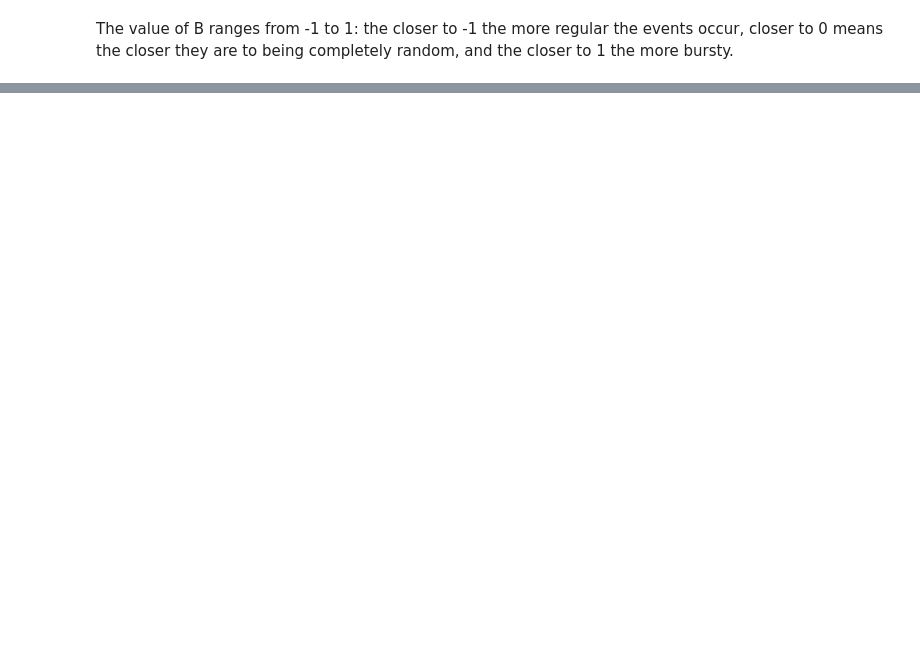
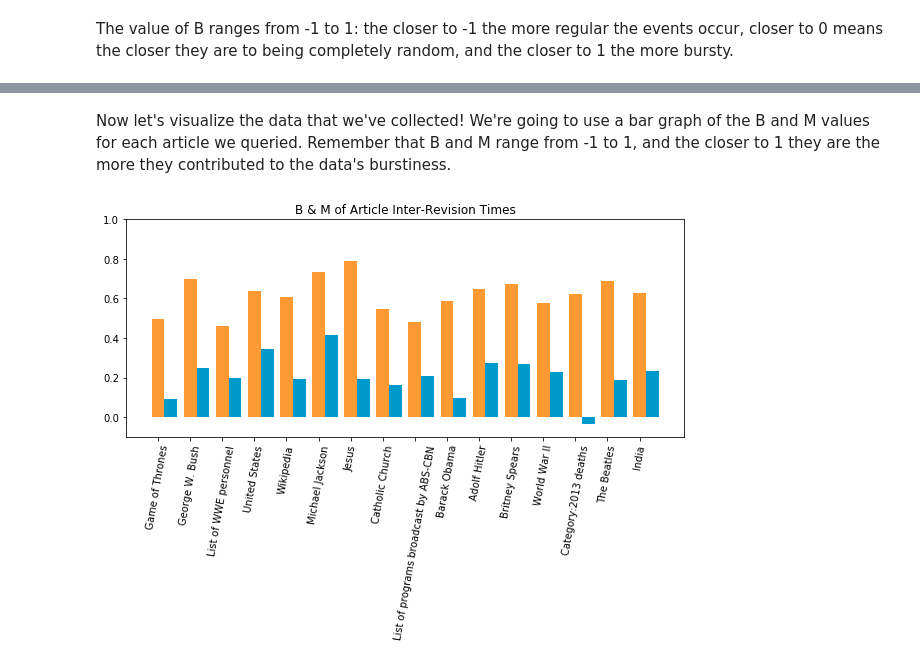
Before and after one commit to cbouwense/Wikipedia-Research, a Jupyter notebook: Notebooks/Revsion Burstiness.ipynb, the cells around one changed output, grey strips where cells are left out. Saved outputs shown, nothing was run; the diff lists cells and outputs as text; code cells hidden in the pictures; blank space fills up the shorter version.

Commit message:
Almost done with B and M analysis notebook. Should rerun code to make sure it's all good, and maybe some conclusion at after the graph.

```diff
--- a/Notebooks/Revsion Burstiness.ipynb
+++ b/Notebooks/Revsion Burstiness.ipynb
@@ -186,0 +170,23 @@ M = 0.100900969388
+# %%
+articles = [
+'George W. Bush',
+'List of WWE personnel',
+'United States',
+'Wikipedia',
+'Michael Jackson',
+'Jesus',
+'Catholic Church',
+'List of programs broadcast by ABS-CBN',
+'Donald Trump',
+'Barack Obama',
+'Adolf Hitler',
+'Britney Spears',
+'World War II',
+'The Beatles',
+'India'
+]
+# %%
+print ("Getting data for 15 articles.")
+print ("This may take a while!")
+for article in articles:
+    get_revisions(article)
@@ -186,0 +211,25 @@ M = 0.100900969388
+# %% [markdown]
+Now let's visualize the data that we've collected! We're going to use a bar graph of the B and M values for each article we queried. Remember that B and M range from -1 to 1, and the closer to 1 they are the more they contributed to the data's burstiness.
+# %%
+ind = np.arange(len(article_data.keys()))
+B_vals = []
+M_vals = []
+for article in article_data.keys():
+    B_vals.append(article_data[article]['B'])
+    M_vals.append(article_data[article]['M'])
+
+width = 0.4
+fig, ax = plt.subplots()
+#plt.figure(figsize=(20, 10))
+plt.title('B & M of Article Inter-Revision Times')
+plt.xticks(ind, article_data.keys(), rotation=80)
+plt.ylim(-0.1, 1)
+
+ax.bar(ind, B_vals, width, color='#FF9933', label='N')
+ax.bar(ind + width, M_vals, width, color='#0099CC', label='M')
+
+fig.set_size_inches(10, 4)
+
+plt.show()
+# %% [output]
+[figure, added]
```
Also changed, not shown: parts of 31 cells of this notebook.
